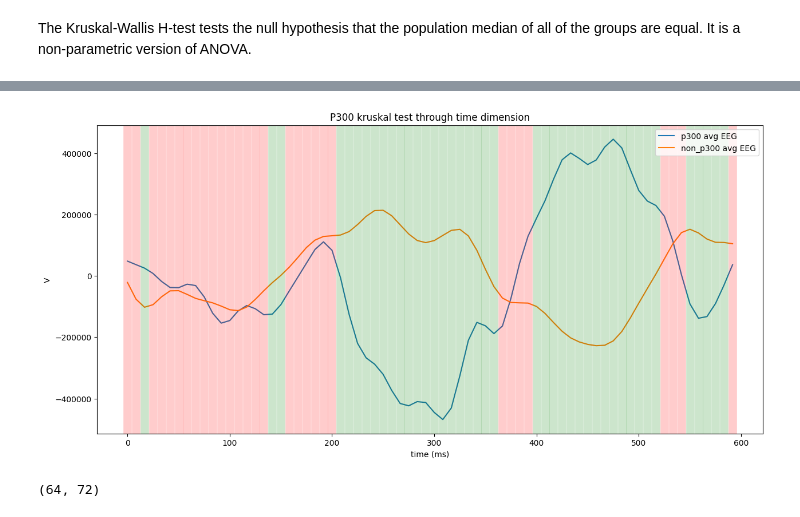
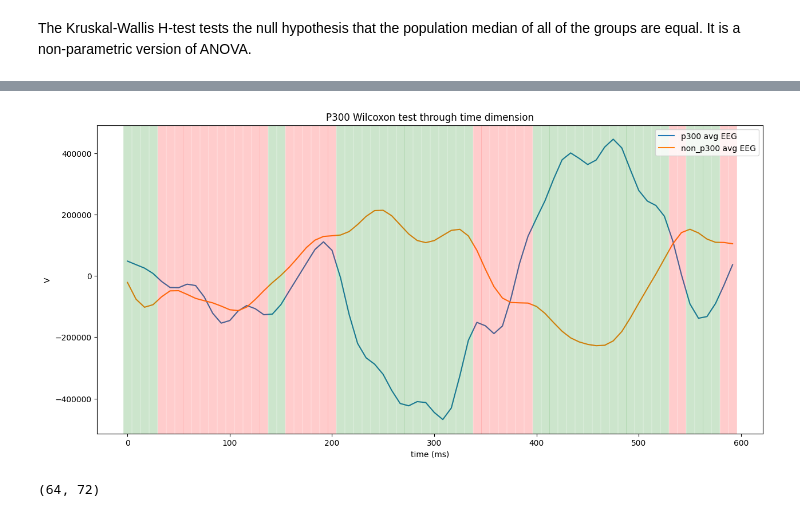
Before and after one commit to Sidl419/pattern_recognition, a Jupyter notebook: notebooks/time_series_tests.ipynb, the cells around one changed output, grey strips where cells are left out. Saved outputs shown, nothing was run; the diff lists cells and outputs as text; code cells hidden in the pictures.

```diff
--- a/notebooks/time_series_tests.ipynb
+++ b/notebooks/time_series_tests.ipynb
@@ -93,27 +94,27 @@ plt.show()
 <Figure size 640x480 with 0 Axes>
 # %%
-res = kruskal(p300.mean(axis=0), non_p300.mean(axis=0), axis=0)
+res = wilcoxon(p300.mean(axis=0), non_p300.mean(axis=0), axis=0)
 mean_res = multipletests(res.pvalue, alpha=0.05, method='holm', is_sorted=False, returnsorted=False)
 # %%
 plt.figure(figsize=(15, 7))
 t_axis = np.arange(72) / 120 * 1000
 plt.plot(t_axis, p300.mean(axis=(0, 1)), label='p300 avg EEG')
 plt.plot(t_axis, non_p300.mean(axis=(0, 1)), label='non_p300 avg EEG')
 
 for i in range(0, 72):
     if mean_res[0][i] == 0:
         plt.axvline(t_axis[i], c='r', alpha=0.2, linewidth=10.5)
     else:
         plt.axvline(t_axis[i], c='g', alpha=0.2, linewidth=10.5)
 
 plt.legend()
 plt.ylabel('V')
 plt.xlabel('time (ms)')
-plt.title('P300 kruskal test through time dimension')
+plt.title('P300 Wilcoxon test through time dimension')
 plt.savefig('figs/time_importance.png')
 plt.show()
 # %% [output]
-[figure, old version]
+[figure, new version]
 # %%
 p300.mean(axis=0).shape
 # %% [output]
```
Also changed, not shown: parts of 27 cells of this notebook, 7 other files.
